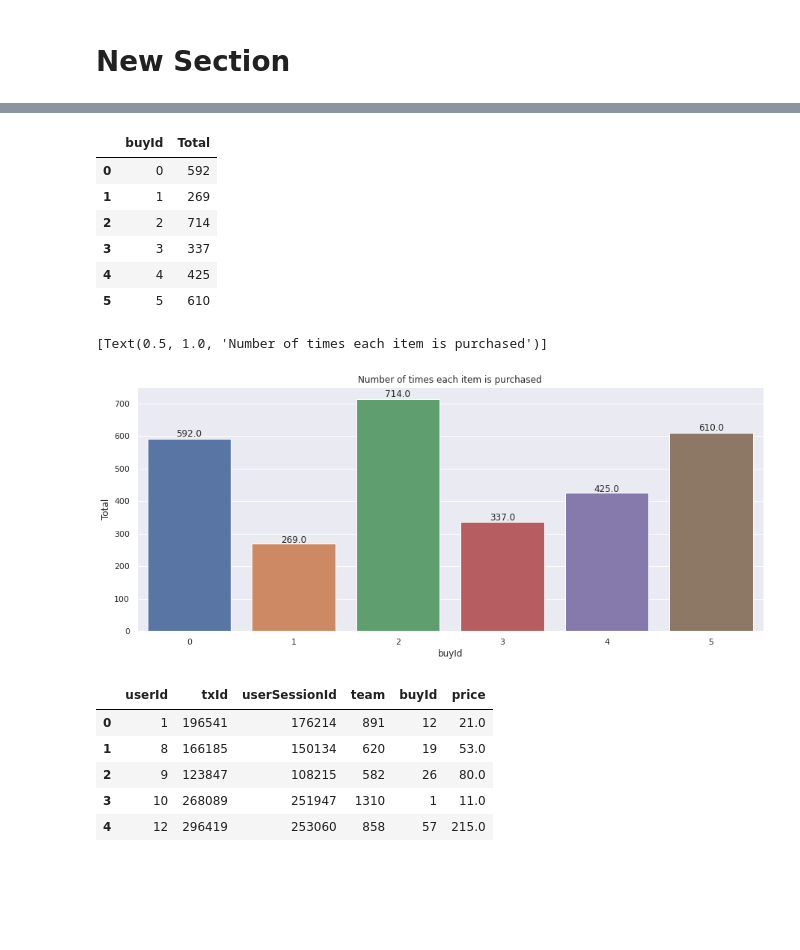
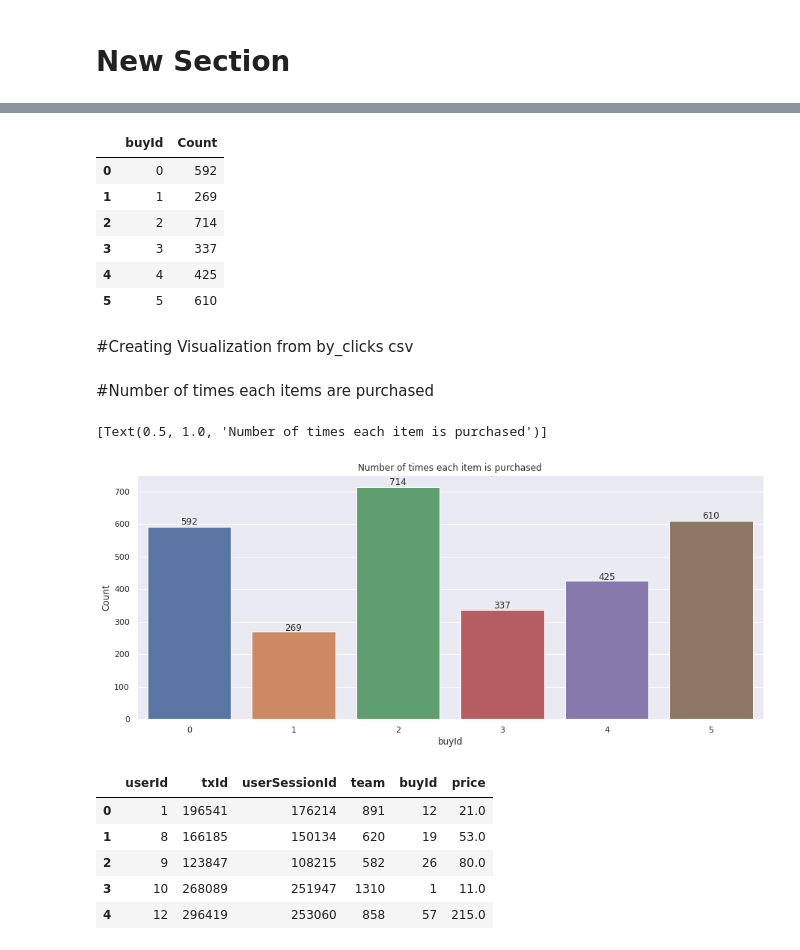
Before and after one commit to Claudbest1/Big-data-Management, a Jupyter notebook: EDA.ipynb, the cells around one changed output, grey strips where cells are left out. Saved outputs shown, nothing was run; the diff lists cells and outputs as text; code cells hidden in the pictures; blank space fills up the shorter version.

```diff
--- a/EDA.ipynb
+++ b/EDA.ipynb
@@ -12 +82,3 @@ clicks=pd.read_csv("/content/buy-clicks.csv")
+# %%
+clicks=buy_clicks.toPandas()
 # %%
@@ -23,11 +102,11 @@ import matplotlib.pyplot as plt
 import seaborn as sns
 %matplotlib inline
 # %%
-Count=clicks.groupby('buyId').size().reset_index(name='Total')
+Counts=clicks.groupby('buyId').size().reset_index(name='Count')
 # %%
-Count.head(10)
+Counts.head(10)
 # %% [output]
-|  | buyId | Total |
+|  | buyId | Count |
 | 0 | 0 | 592 |
 | 1 | 1 | 269 |
 | 2 | 2 | 714 |
@@ -40,3 +116,8 @@ buyId=Count['buyId']
+# %%
+Count=Counts['Count']
+Item_Id=Counts['buyId']
+# %% [markdown]
+#Creating Visualization from by_clicks csv
 # %%
 def show_values(axs, orient="v", space=.01):
     def _single(ax):
@@ -44,13 +125,13 @@ def show_values(axs, orient="v", space=.01):
             for p in ax.patches:
                 _x = p.get_x() + p.get_width() / 2
                 _y = p.get_y() + p.get_height() + (p.get_height()*0.01)
-                value = '{:.1f}'.format(p.get_height())
+                value = '{:.0f}'.format(p.get_height())
                 ax.text(_x, _y, value, ha="center")
         elif orient == "h":
             for p in ax.patches:
                 _x = p.get_x() + p.get_width() + float(space)
                 _y = p.get_y() + p.get_height() - (p.get_height()*0.5)
-                value = '{:.1f}'.format(p.get_width())
+                value = '{:.0f}'.format(p.get_width())
                 ax.text(_x, _y, value, ha="left")
 
     if isinstance(axs, np.ndarray):
@@ -58,16 +139,18 @@ def show_values(axs, orient="v", space=.01):
             _single(ax)
     else:
         _single(axs)
+# %% [markdown]
+#Number of times each items are purchased
 # %%
 #Count.plot.bar(x="buyId", y="Total", rot=0, title="Number of time each item is purchased")
 #ax=sns.barplot(x=buyId, y=Total, data=Count, palette='flare_r')
-p=sns.barplot(x=buyId, y=Total, data=Count, ci=None)
+p=sns.barplot(x=Item_Id, y=Count, data=Counts, ci=None)
 sns.set(rc = {'figure.figsize':(15,6)})
 show_values(p)
 p.set(title="Number of times each item is purchased")
 # %% [output]
 [Text(0.5, 1.0, 'Number of times each item is purchased')]
-[figure, old version]
+[figure, new version]
 # %%
 revenuePerUser = clicks.groupby('userId').sum()
 revenuePerUser = revenuePerUser.reset_index()
```
Also changed, not shown: parts of 31 cells of this notebook.
